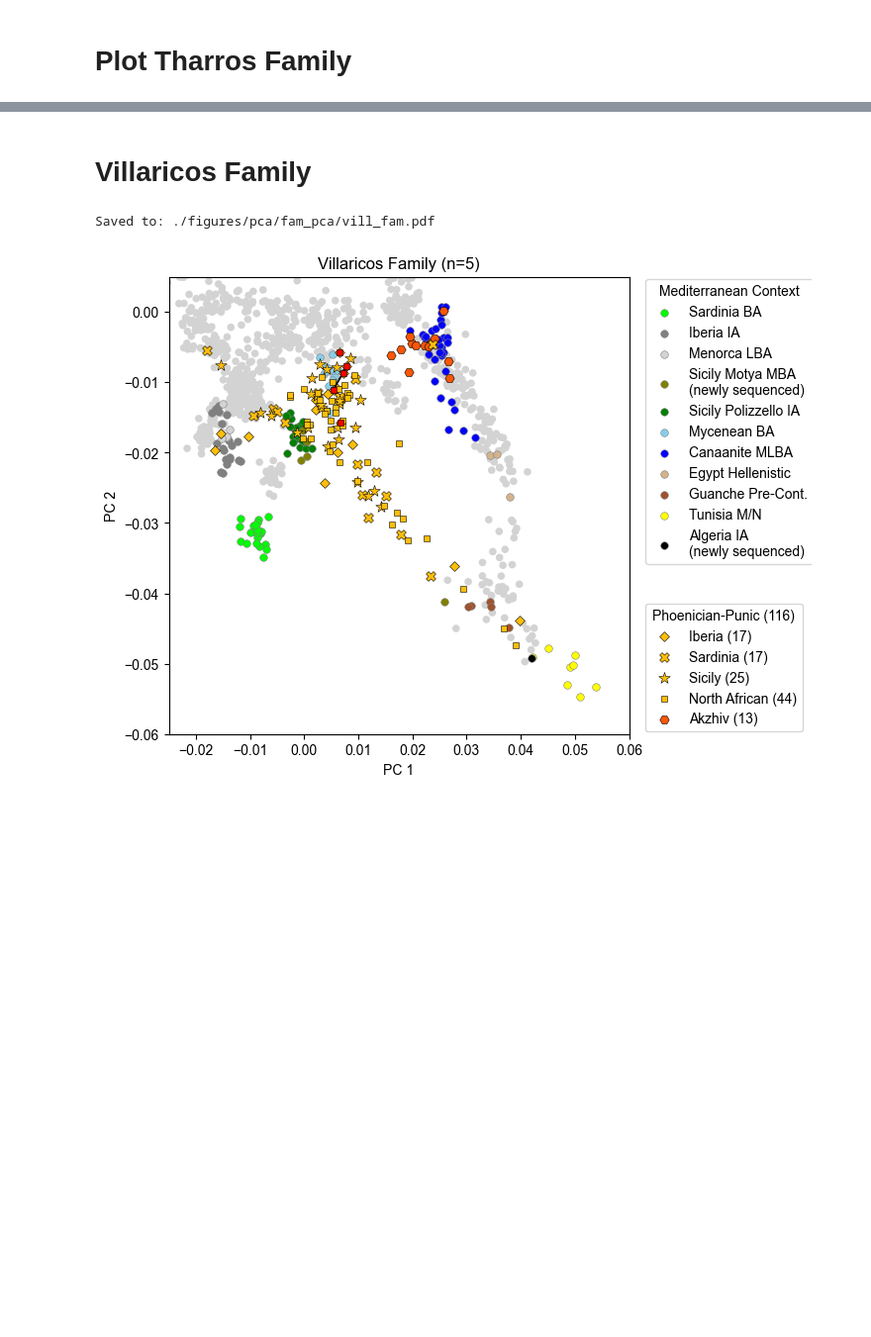
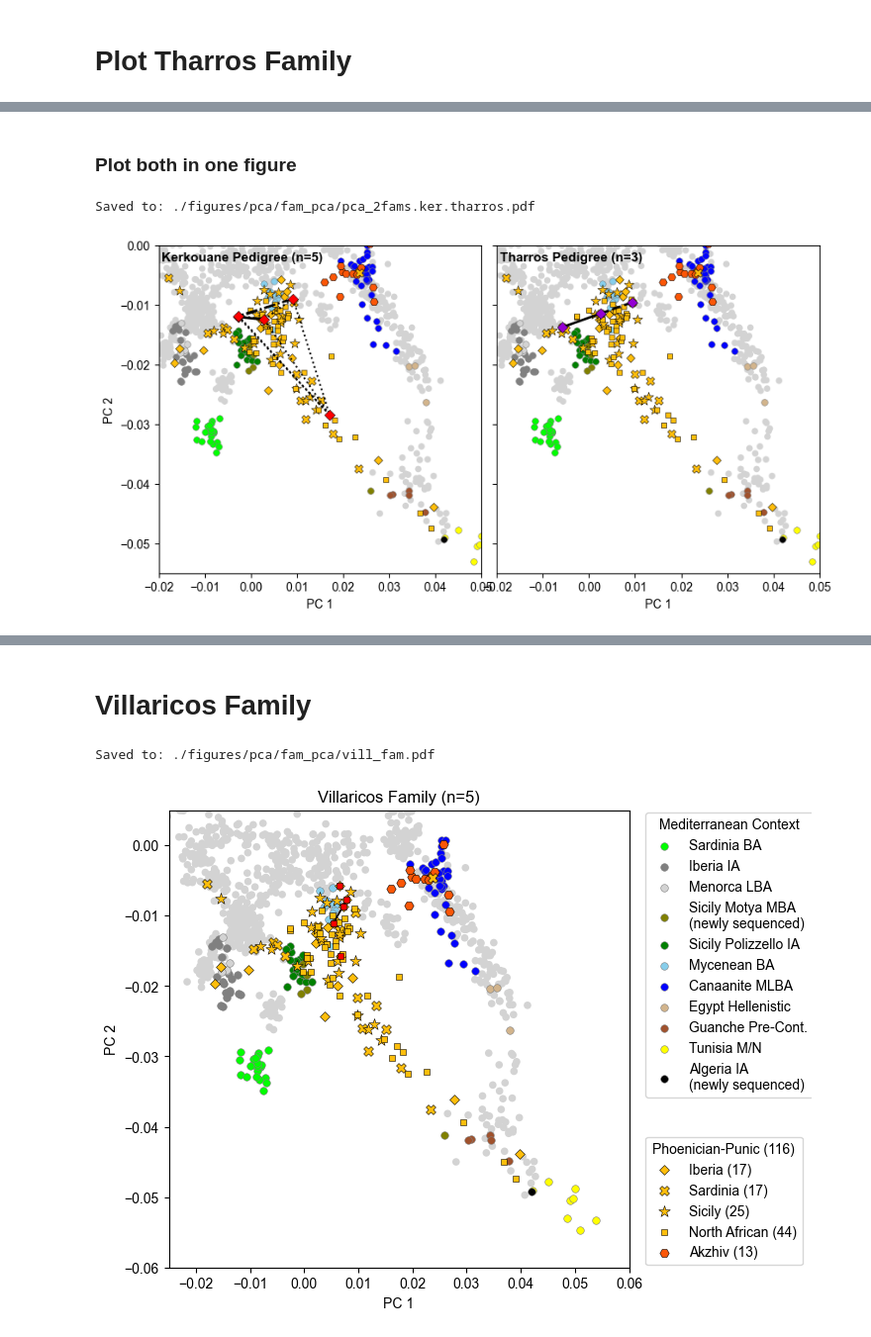
Before and after one commit to hringbauer/punic_aDNA, a Jupyter notebook: notebooks/figs/plot_pca_relatives.ipynb, the cells around one changed output, grey strips where cells are left out. Shown at 99% size. Drawn from its saved outputs; the diff is of its cells as text; code cells hidden in the pictures; blank space fills up the shorter version.

```diff
--- a/notebooks/figs/plot_pca_relatives.ipynb
+++ b/notebooks/figs/plot_pca_relatives.ipynb
@@ -522,0 +422,33 @@ Saved to: ./figures/pca/fam_pca/tharros_fam.pdf
+# %% [markdown]
+### Plot both in one figure
+# %%
+figsize=(10,5)
+
+fig = plt.figure(figsize=figsize)
+gs = gridspec.GridSpec(1, 2, width_ratios=[1,1], wspace=0.05, figure=fig)
+
+# Do the left bar
+ax0 = plt.subplot(gs[0])
+ax1 = plt.subplot(gs[1])
+
+plot_family_ibd(df_ibd_fam=dfk, iids_fam=iids_fam1, ax=ax0,
+                xlim=[-0.02,0.05], ylim=[-0.055,0.00],
+                title="Kerkouane Pedigree (n=5)", savepath='', show=False)
+
+plot_family_ibd(df_ibd_fam=dft, iids_fam=iids_tharr_fam, ax=ax1,
+                xlim=[-0.02,0.05], ylim=[-0.055,0.00],
+                title="Tharros Pedigree (n=3)", c_iid="darkviolet",
+                savepath="", show=False)
+
+ax1.set_yticklabels([])
+ax1.set_ylabel("")
+
+savepath="./figures/pca/fam_pca/pca_2fams.ker.tharros.pdf"
+plt.savefig(savepath, bbox_inches = 'tight',
+            pad_inches = 0, dpi=600)
+print(f"Saved to: {savepath}")
+
+plt.show()
+# %% [output]
+Saved to: ./figures/pca/fam_pca/pca_2fams.ker.tharros.pdf
+[figure, added]
```
Also changed, not shown: parts of 17 cells of this notebook, 2 other files.
